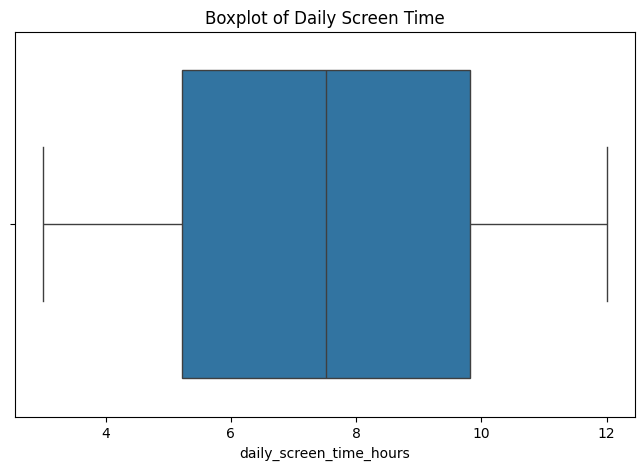
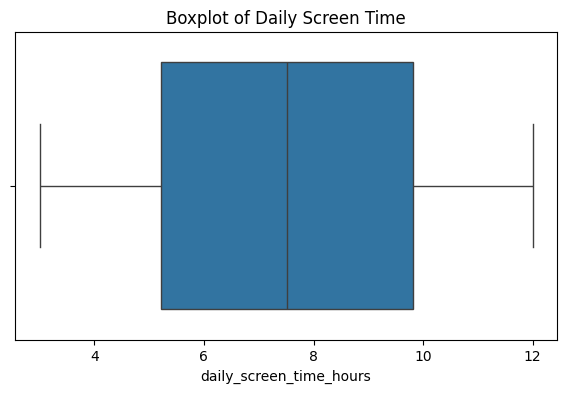
The notebook cell's code change between the first figure and the second:
--- before
+++ after
@@ -1,3 +1,3 @@
-plt.figure(figsize=(8,5))
+plt.figure(figsize=(7,4))
 sns.boxplot(x=data['daily_screen_time_hours'])
 plt.title('Boxplot of Daily Screen Time')

Commit: sleep pattern